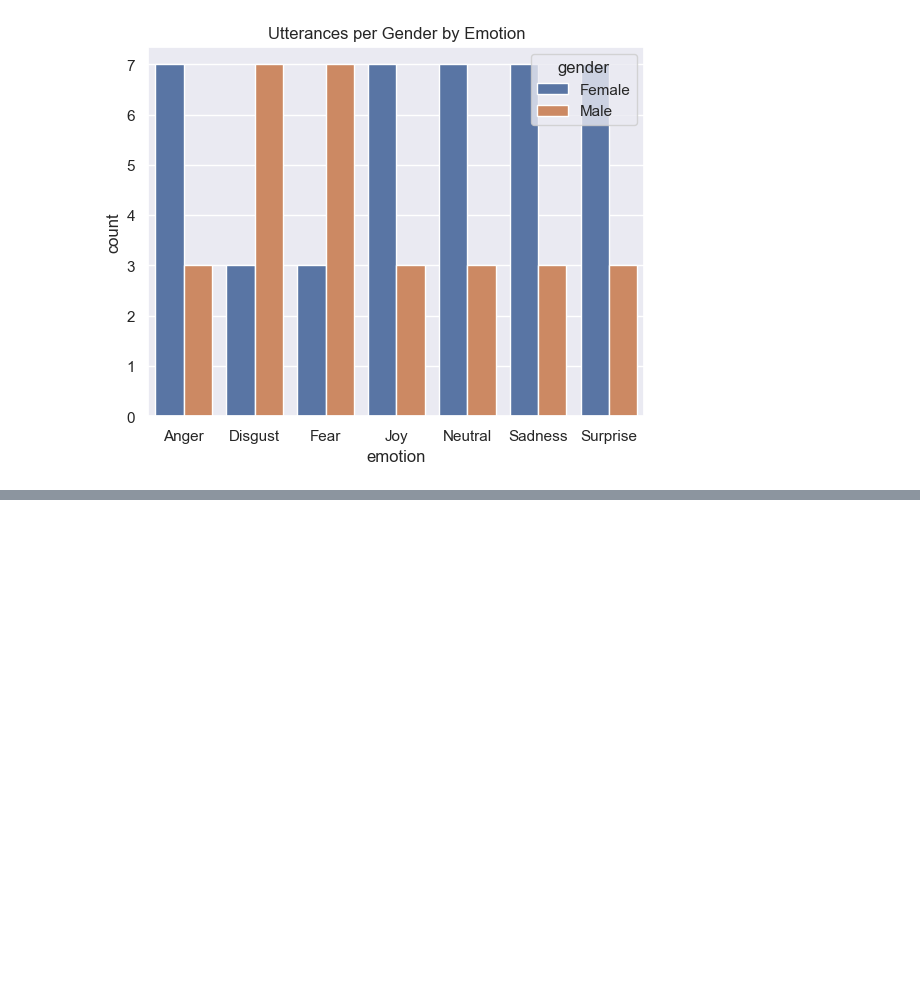
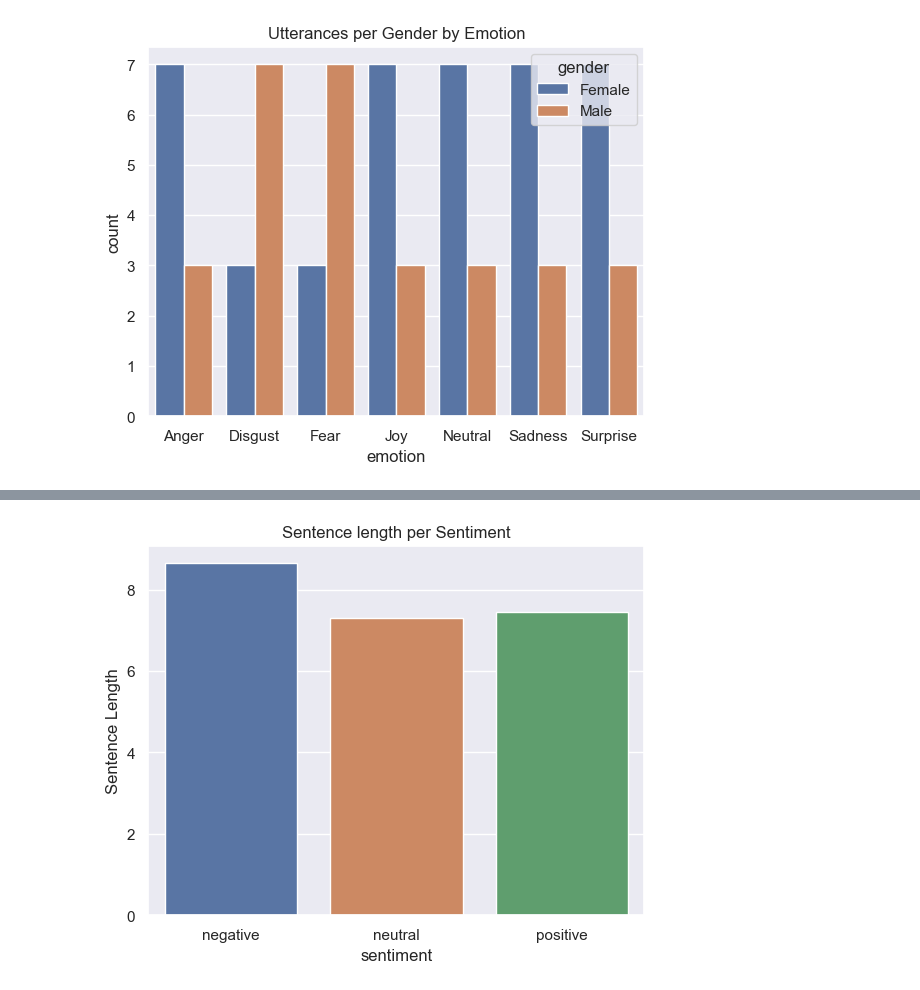
Before and after one commit to isevr/TVEmotion, a Jupyter notebook: TVED dataset.ipynb, the cells around one changed output, grey strips where cells are left out. Cells and saved outputs as stored; diff of their text form; code cells hidden in the pictures; blank space fills up the shorter version.

```diff
--- a/TVED dataset.ipynb
+++ b/TVED dataset.ipynb
@@ -109,0 +127,11 @@ plt.show()
+# %%
+df['Sentence_Length'] = df.utterance.apply(lambda x: len(x.split()))
+
+emo_len = pd.DataFrame(df.groupby('sentiment')['Sentence_Length'].mean())
+
+sns.barplot(emo_len,x=emo_len.index,y='Sentence_Length')
+plt.ylabel('Sentence Length')
+plt.title('Sentence length per Sentiment')
+plt.show()
+# %% [output]
+[figure, added]
```
Also changed, not shown: parts of 10 cells of this notebook.
